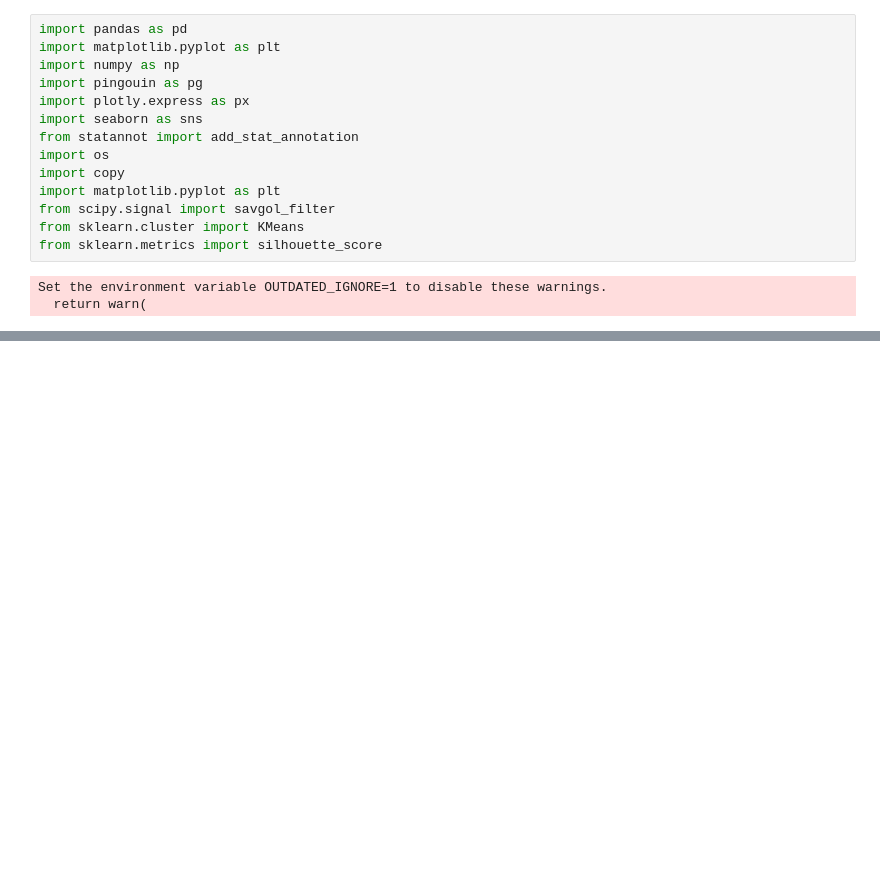
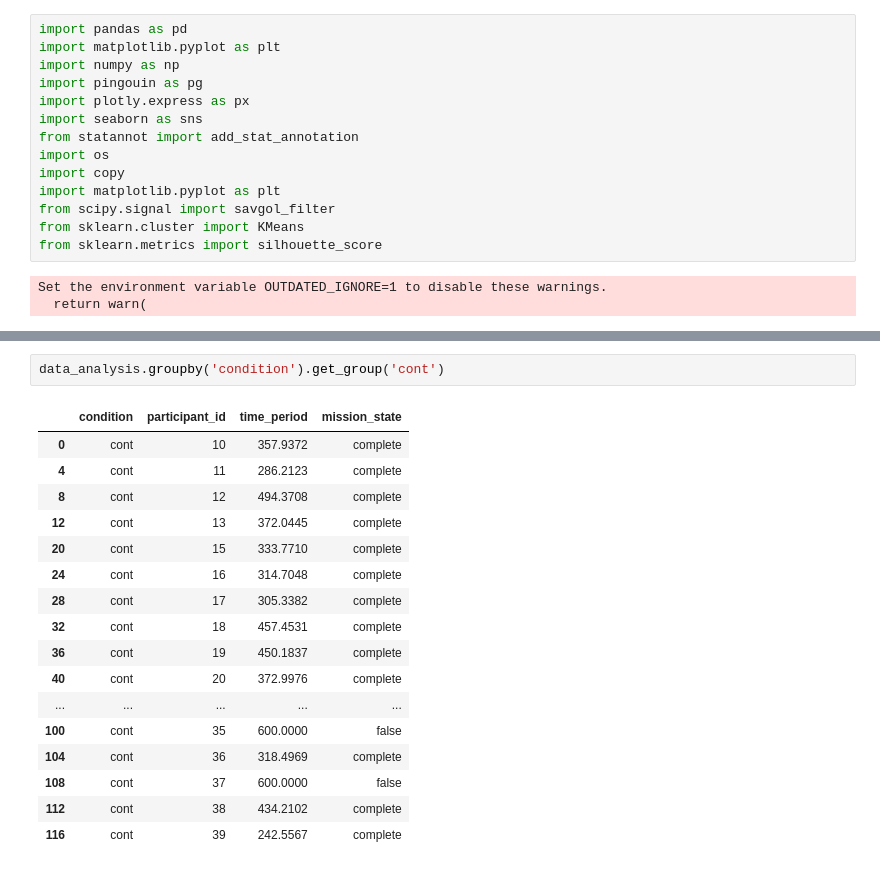
Before and after one commit to Tianyu-Zhou/AR-Wayfinding, a Jupyter notebook: ar_wayfinding.ipynb, the cells around one changed output, grey strips where cells are left out. Cells and saved outputs as stored; diff of their text form; blank space fills up the shorter version.

```diff
--- a/ar_wayfinding.ipynb
+++ b/ar_wayfinding.ipynb
@@ -59,3 +98,23 @@ time_period
+# %%
+data_analysis.groupby('condition').get_group('cont')
+# %% [output]
+|  | condition | participant_id | time_period | mission_state |
+| 0 | cont | 10 | 357.9372 | complete |
+| 4 | cont | 11 | 286.2123 | complete |
+| 8 | cont | 12 | 494.3708 | complete |
+| 12 | cont | 13 | 372.0445 | complete |
+| 20 | cont | 15 | 333.7710 | complete |
+| 24 | cont | 16 | 314.7048 | complete |
+| 28 | cont | 17 | 305.3382 | complete |
+| 32 | cont | 18 | 457.4531 | complete |
+| 36 | cont | 19 | 450.1837 | complete |
+| 40 | cont | 20 | 372.9976 | complete |
+| ... | ... | ... | ... | ... |
+| 100 | cont | 35 | 600.0000 | false |
+| 104 | cont | 36 | 318.4969 | complete |
+| 108 | cont | 37 | 600.0000 | false |
+| 112 | cont | 38 | 434.2102 | complete |
+| 116 | cont | 39 | 242.5567 | complete |
 # %%
 ### pair analysis visualization
 sns.set(style = 'whitegrid')
```
Also changed, not shown: parts of 4 cells of this notebook.
